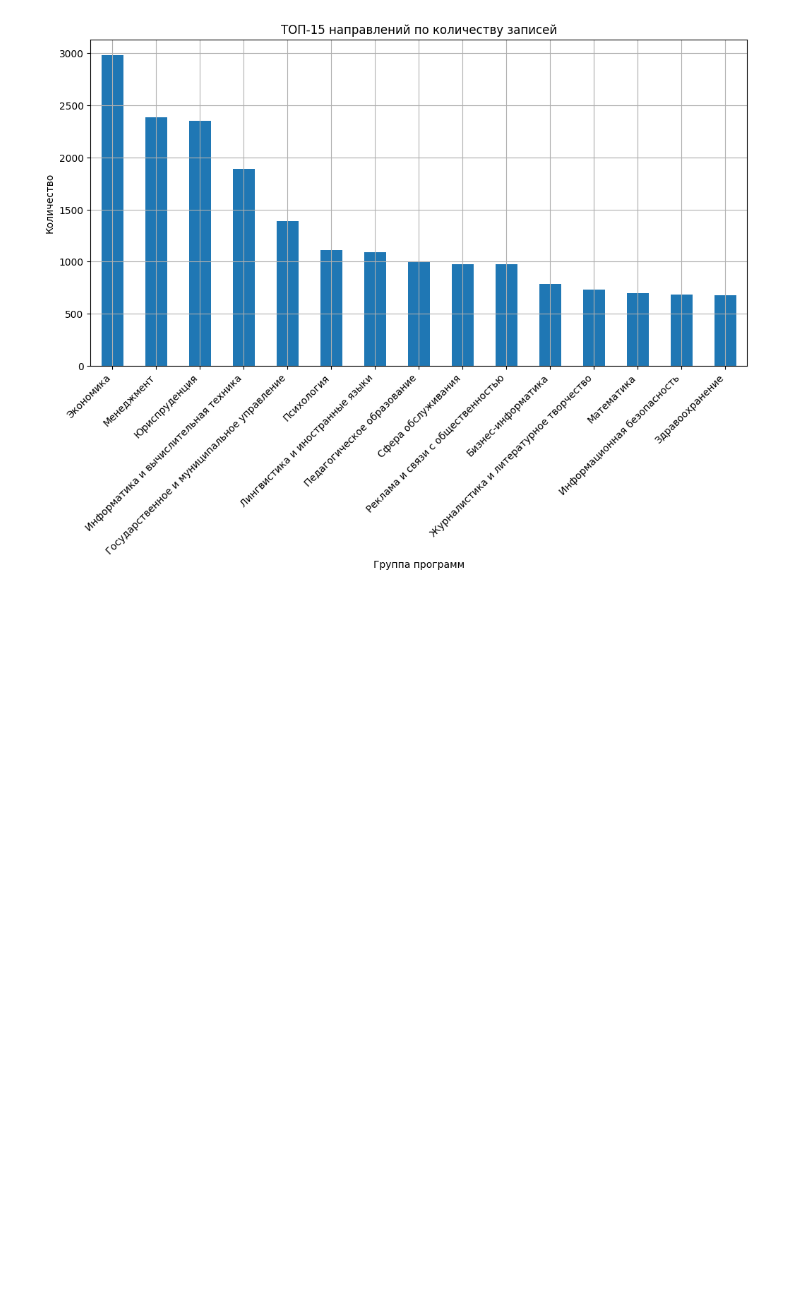
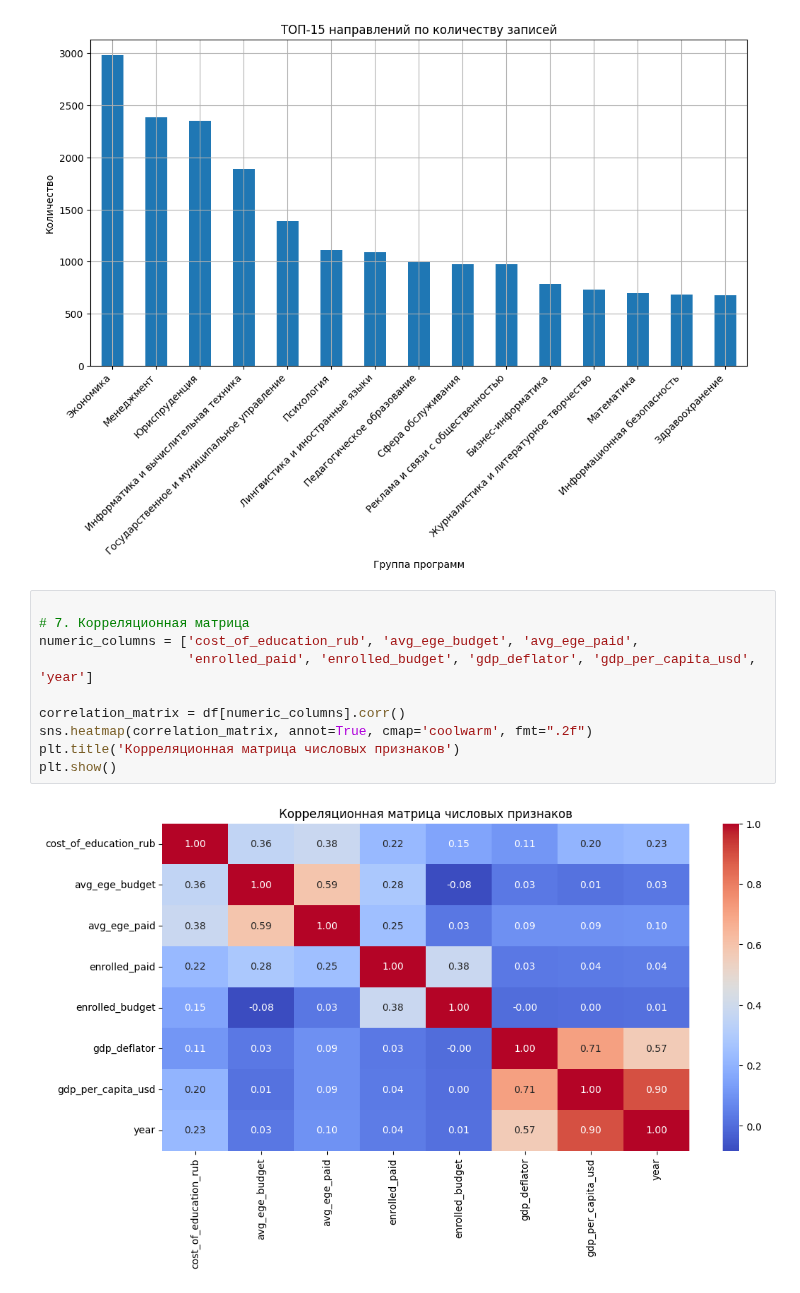
Before and after one commit to soggetto-ventuno/Qualifying_work, a Jupyter notebook: clean_and_prepare_data.ipynb, the cells around one changed output. Saved outputs shown, nothing was run; the diff lists cells and outputs as text; blank space fills up the shorter version.

Commit message:
correlation matrix

```diff
--- a/clean_and_prepare_data.ipynb
+++ b/clean_and_prepare_data.ipynb
@@ -415,3 +415,15 @@ plt.grid(True)
 plt.show()
 # %% [output]
 [figure]
+# %%
+
+# 7. Корреляционная матрица
+numeric_columns = ['cost_of_education_rub', 'avg_ege_budget', 'avg_ege_paid',
+                   'enrolled_paid', 'enrolled_budget', 'gdp_deflator', 'gdp_per_capita_usd', 'year']
+
+correlation_matrix = df[numeric_columns].corr()
+sns.heatmap(correlation_matrix, annot=True, cmap='coolwarm', fmt=".2f")
+plt.title('Корреляционная матрица числовых признаков')
+plt.show()
+# %% [output]
+[figure, added]
```
